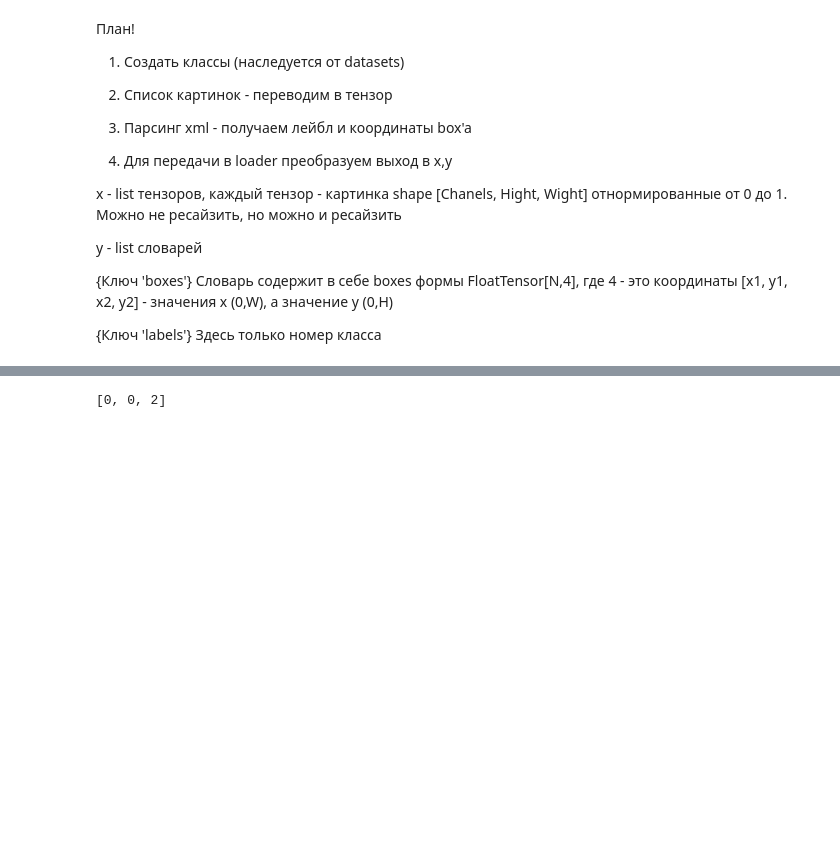
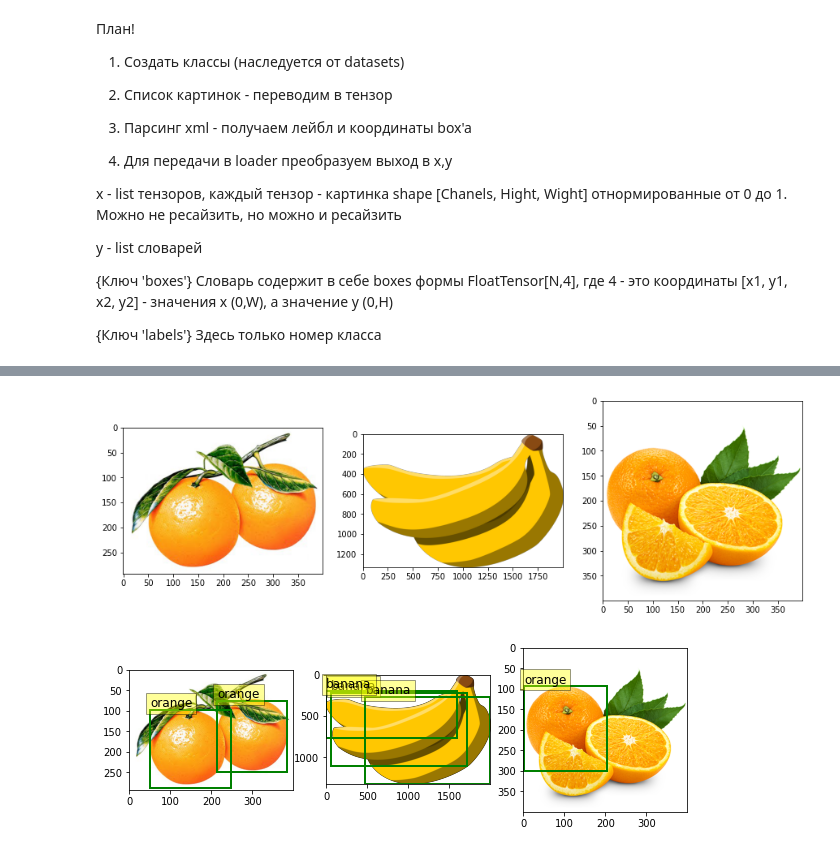
Before and after one commit to Carambolushka/Detection_fruit, a Jupyter notebook: Benen.ipynb, the cells around one changed output, grey strips where cells are left out. Drawn from its saved outputs; the diff is of its cells as text; code cells hidden in the pictures; blank space fills up the shorter version.

```diff
--- a/Benen.ipynb
+++ b/Benen.ipynb
@@ -226,10 +49,0 @@ main_dict
-# %%
-l1 = ['a', 'b', 'c']
-l2 = ['a', 'a', 'c']
-
-l3 = []
-for i in l2:
-   l3.append(l1.index(i))
-print(l3)
-# %% [output]
-[0, 0, 2]
@@ -235,0 +131,39 @@ print(l3)
+# %%
+def let_s_paint(folder, number_pictures = 3):
+    p_train = Path(folder) / 'train_zip' / 'train'
+    images = sorted(list(p_train.glob('*.jpg')))
+    boxes = sorted(list(p_train.glob('*.xml')))
+
+    image_index = [np.random.randint(0, len(images)) for i in range(number_pictures)]
+
+    # draw pictures from train dataset
+    fig = plt.figure(figsize=(15,10))
+    for i in range(number_pictures):
+        add = fig.add_subplot(1, number_pictures, i + 1)
+        img = plt.imread(images[image_index[i]])
+        plt.imshow(img)
+
+    fig = plt.figure(figsize=(10,10))
+
+    # draw pictures from train dataset with boxes
+    for i in range(number_pictures):
+        lab, box_border = parse_xml(boxes[image_index[i]])
+
+        add = fig.add_subplot(1, number_pictures, i + 1)
+        img = plt.imread(images[image_index[i]])
+
+        for j in range(len(box_border)):
+            rectangle = mpatch.Rectangle((box_border[j][0], box_border[j][1]),
+                          box_border[j][2] - box_border[j][0],
+                          box_border[j][3] - box_border[j][1],
+                          fill=False, linewidth=2, color = 'green')
+            plt.text(box_border[j][0], box_border[j][1], labels_code[lab[j]+1],
+                     fontsize=12, bbox=dict(facecolor='yellow', alpha=0.4),horizontalalignment='left', verticalalignment='bottom')
+            add.add_patch(rectangle)
+            plt.imshow(img)
+    return
+# %%
+let_s_paint('/content')
+# %% [output]
+[figure, added]
+[figure, added]
```
Also changed, not shown: parts of 59 cells of this notebook.
